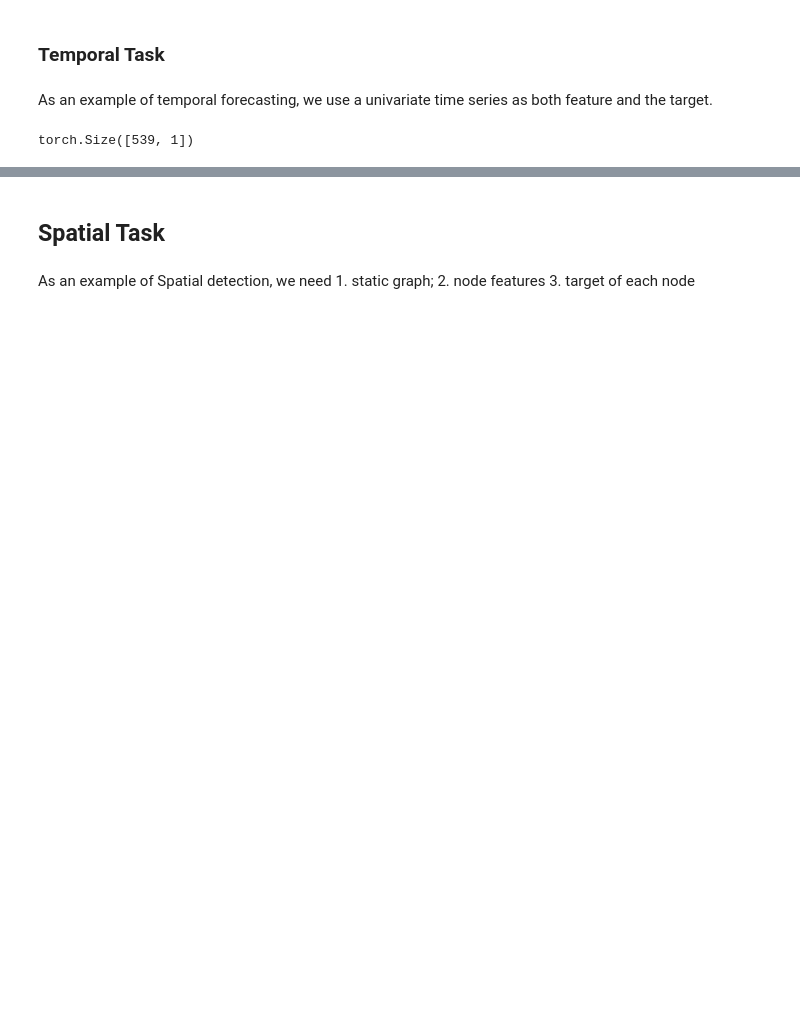
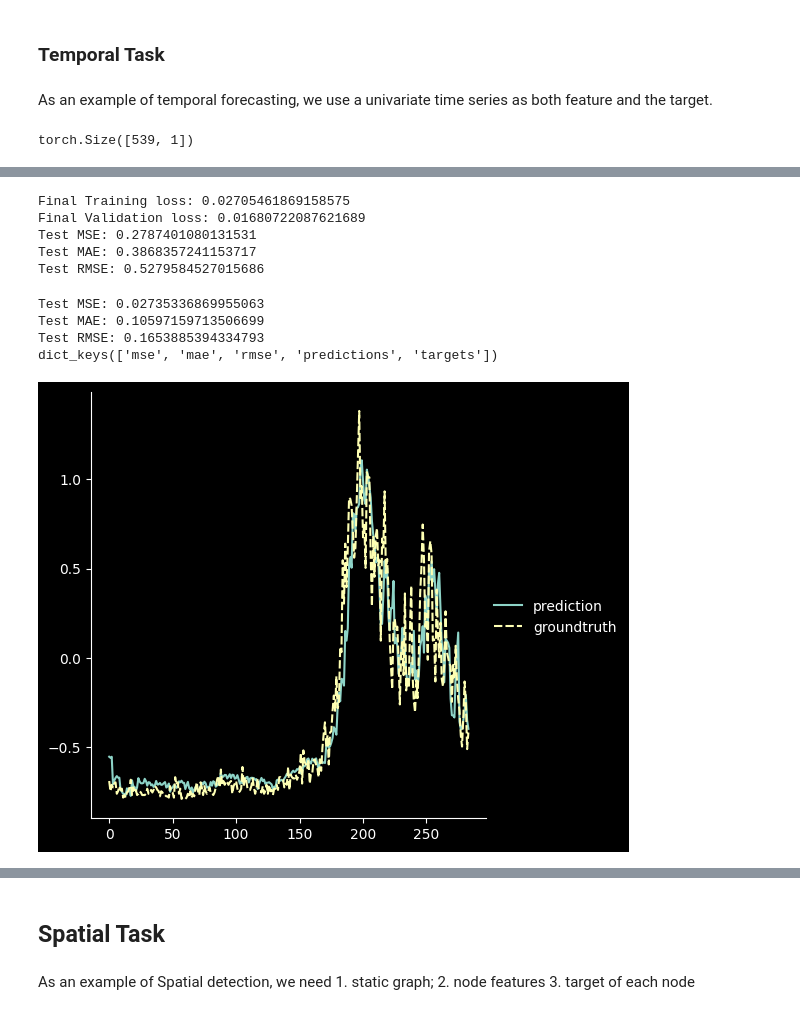
Before and after one commit to Emory-Melody/EpiLearn, a Jupyter notebook: examples/dataset_customization.ipynb, the cells around one changed output, grey strips where cells are left out. Drawn from its saved outputs; the diff is of its cells as text; code cells hidden in the pictures; blank space fills up the shorter version.

```diff
--- a/examples/dataset_customization.ipynb
+++ b/examples/dataset_customization.ipynb
@@ -201,0 +199,54 @@ Test RMSE: 1.4582316875457764
+# %%
+# for your customized model with unique parameters to initialize, please pass the parameters usinga a dict:
+from epilearn.models.Temporal import LSTMModel, DlinearModel, GRUModel
+# initialize settings
+lookback = 36 # inputs size
+horizon = 3 # predicts size
+
+# Adding Transformations
+transformation = transforms.Compose({
+                "features": [transforms.normalize_feat()],
+                "target": [transforms.normalize_feat()]
+                })
+dataset.transforms = transformation
+
+# Initialize Task
+task = Forecast(prototype=DlinearModel,
+                dataset=None,
+                lookback=lookback,
+                horizon=horizon,
+                device='cpu')
+
+
+# hyperparameters of your model
+model_args = {"num_features": 1, "num_timesteps_input": lookback, "num_timesteps_output":horizon}
+
+# Training
+result = task.train_model(dataset=dataset,
+                          loss='mse',
+                          epochs=40,
+                          batch_size=8,
+                          train_rate=0.6,
+                          val_rate=0.1,
+                          lr=1e-3,
+                          permute_dataset=False,
+                          model_args=model_args) # pass the hyperparameters of your model
+# %% [output]
+Final Training loss: 0.02705461869158575
+Final Validation loss: 0.01680722087621689
+Test MSE: 0.2787401080131531
+Test MAE: 0.3868357241153717
+Test RMSE: 0.5279584527015686
+# %%
+# Evaluation
+train_evaluation = task.evaluate_model(model=task.model,
+                                 features=task.train_split['features'],
+                                 targets=task.train_split['targets'])
+print(train_evaluation.keys())
+train_results = task.plot_forecasts(dataset=task.train_dataset, index_range=[0,-1])
+# %% [output]
+Test MSE: 0.02735336869955063
+Test MAE: 0.10597159713506699
+Test RMSE: 0.1653885394334793
+dict_keys(['mse', 'mae', 'rmse', 'predictions', 'targets'])
+[figure, added]
```
Also changed, not shown: parts of 20 cells of this notebook, 13 other files.
